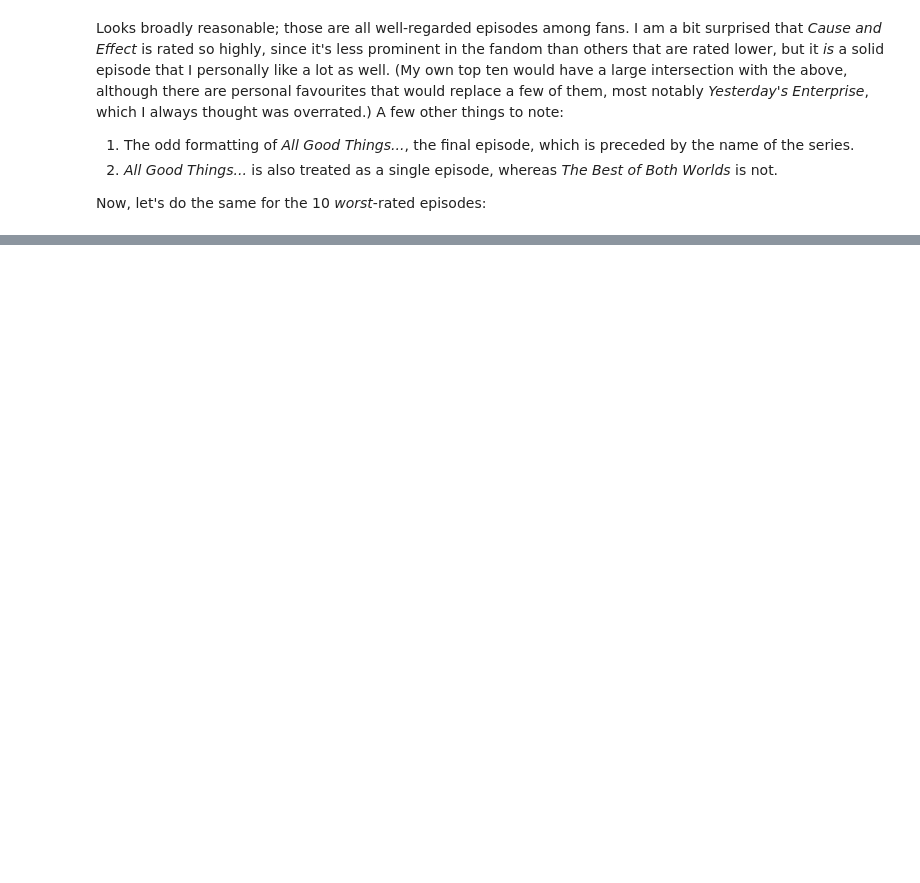
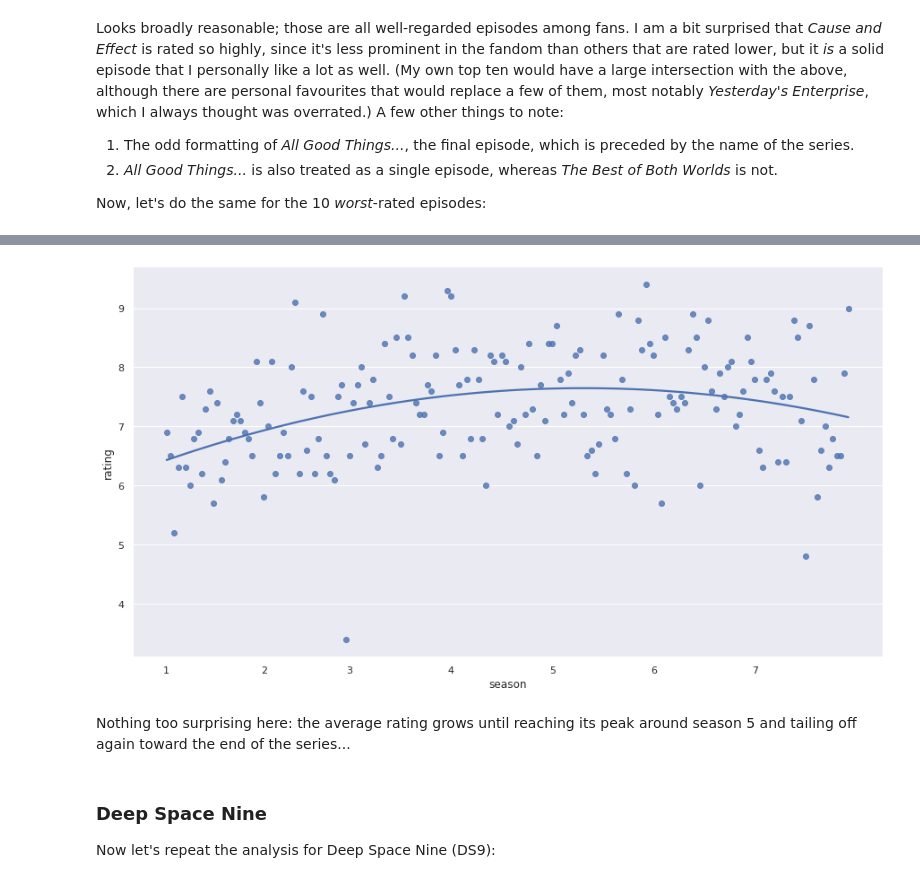
Before and after one commit to mcsweeney90/star-trek-imdb-ratings, a Jupyter notebook: sanity_checking.ipynb, the cells around one changed output, grey strips where cells are left out. Drawn from its saved outputs; the diff is of its cells as text; code cells hidden in the pictures; blank space fills up the shorter version.

```diff
--- a/sanity_checking.ipynb
+++ b/sanity_checking.ipynb
@@ -52,0 +110,18 @@ Again, reasonable - these are bad, poorly-regarded episodes on the whole. It's a
+# %%
+# Get index of season openers to use as xticks (TODO: find a better way)
+#season_openers = tng.loc[tng["episode_number"] == 1]
+
+# Make the plot
+ax = sns.regplot(data=tng, x=tng.index, y="rating", order=2, ci=None)
+ax.set(xticks=[0, 25, 47, 73, 99, 125, 151],
+      xticklabels=[1, 2, 3, 4, 5, 6, 7],
+      xlabel="season")
+ax.grid(axis="x")
+# %% [output]
+[figure, added]
+# %% [markdown]
+Nothing too surprising here: the average rating grows until reaching its peak around season 5 and tailing off again toward the end of the series...
+# %% [markdown]
+### Deep Space Nine
+
+Now let's repeat the analysis for Deep Space Nine (DS9):
```
Also changed, not shown: parts of 40 cells of this notebook, 1 other file.
